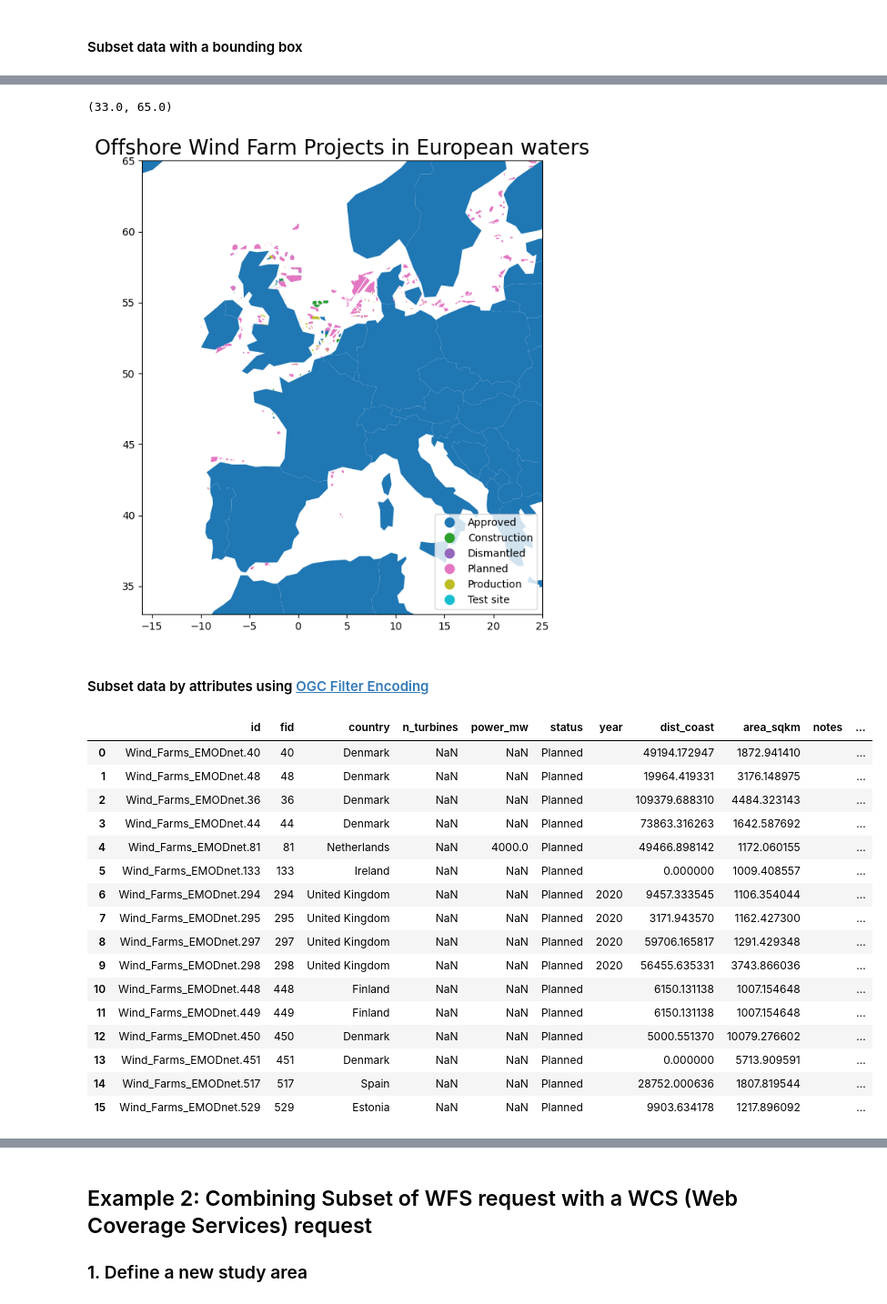
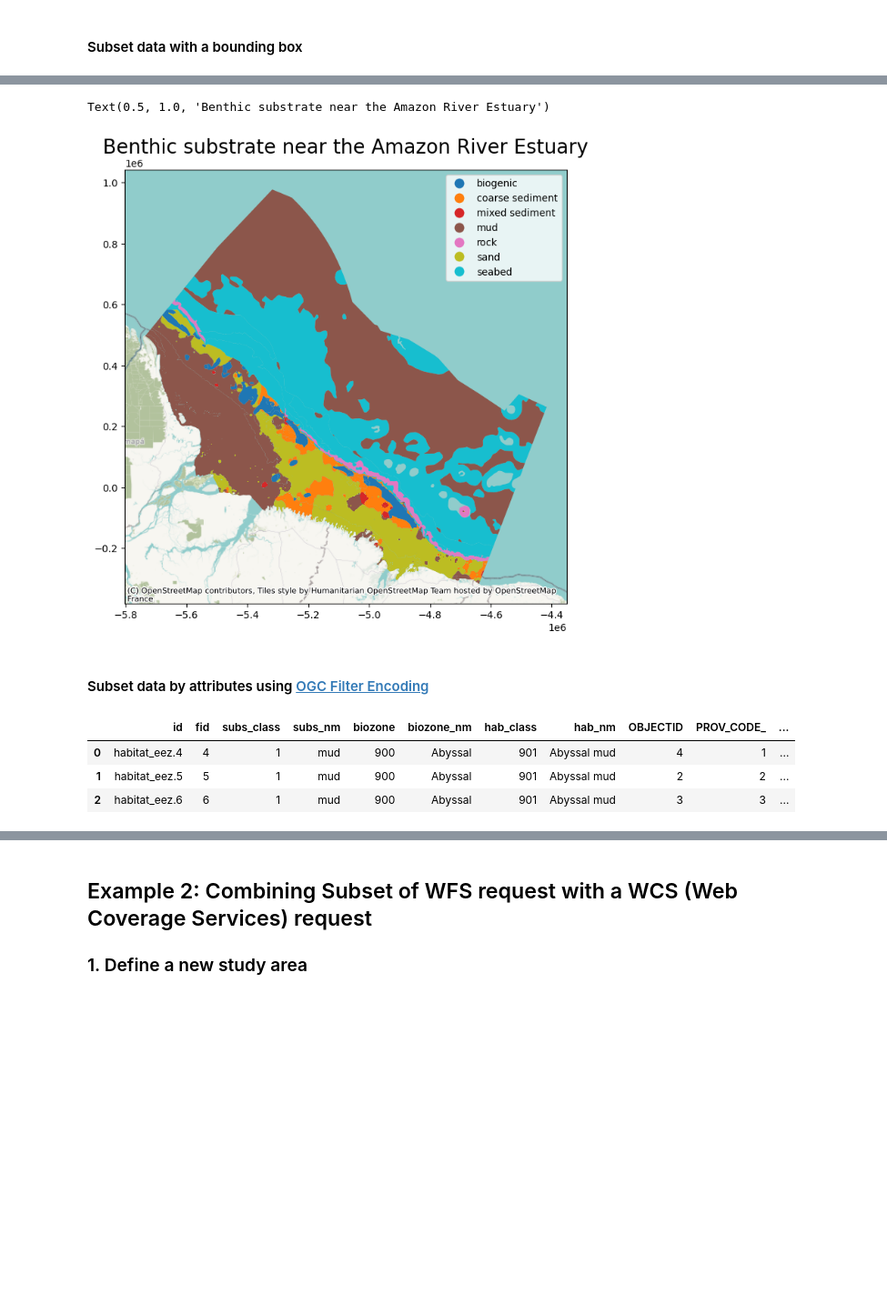
Before and after one commit to missionatlantic/GeoNode_OGC_webservices_workshop, a Jupyter notebook: 3_subset_and_download_data_with_WFS_WCS.ipynb, the cells around one changed output, grey strips where cells are left out. Shown: that part at 91% size. Saved outputs shown, nothing was run; the diff lists cells and outputs as text; code cells hidden in the pictures; blank space fills up the shorter version.

Commit message:
updated WFS workshop, added contextily for plotting background maps

```diff
--- a/3_subset_and_download_data_with_WFS_WCS.ipynb
+++ b/3_subset_and_download_data_with_WFS_WCS.ipynb
@@ -75,6 +76,6 @@ list(wfs.contents)
 # %%
 # Select the desired dataset among the list returned above
-dataset = 'geonode:Wind_Farms_EMODnet'
+dataset = 'geonode:habitat_eez'
 # %% [markdown]
 #### Get the FeatureType Metadata an Bounding Box:
 # %%
@@ -107,9 +112,11 @@ wfs.get_schema(dataset)
 # %% [markdown]
 #### Subset data with a bounding box
 # %%
+# Define the region of interest
+roi = (-51.8,-2.5,-45.5,2.6) # Amazon River Estuary
 # Subset data with a bounding box
 response = wfs.getfeature(typename=dataset,
-                          bbox=(bbox1), #subset to the Study area ( based on bbox params)
+                          bbox=roi, #subset to the Study area ( based on bbox params)
                           outputFormat='application/json')
 
 # Write it to a GeoJson file
@@ -138,66 +149,48 @@ gdf
-# %%
-# Get shapefile of world outline
-world = gpd.read_file(gpd.datasets.get_path('naturalearth_lowres'))
-fig, ax = plt.subplots(1, figsize=(9,8))
-world.plot(ax=ax) # add world as base layer
-gdf.plot(column='status',
-         categorical=False,
-         cmap='tab10',
-         legend= True,
-         legend_kwds={'loc': 'lower right'},
-         alpha = 1,
-         ax=ax) # Add study areas colored by study region number
-ax.set_title('Offshore Wind Farm Projects in European waters',fontsize=20)
-
-#Set the map limits based on the bbox params to zoom in on your dataset
-ax.set_xlim(-16,25)
-ax.set_ylim(33,65)
-# %% [output]
-(33.0, 65.0)
-[figure, removed]
+# %%
+fig, ax = plt.subplots(1, figsize=(9,8))
+# reproject to web mercator (EPSG:3857) and plot the map
+gdf.to_crs(epsg=3857).plot(column='subs_nm',
+                          categorical=True,
+                          cmap='tab10',
+                          legend= True,
+                          alpha = 1,
+                          ax=ax) # Add study areas colored by study region number
+# add the background layer
+cx.add_basemap(ax)
+ax.set_title('Benthic substrate near the Amazon River Estuary',fontsize=20)
+# %% [output]
+Text(0.5, 1.0, 'Benthic substrate near the Amazon River Estuary')
+[figure, added]
 # %% [markdown]
 #### Subset data by attributes using [OGC Filter Encoding](https://www.ogc.org/standards/filter)
 # %%
 #Import the Filter encoding standard
 import owslib.fes as fes
 from owslib.etree import etree
 
 # Build a filter
-sa_filter = fes.PropertyIsEqualTo(propertyname='status', literal='Planned') # Planned Windfarm projects
-fid_filter = fes.PropertyIsBetween(propertyname='area_sqkm', lower = 1000, upper= 100000) # filter for projects bigger than 1000Km²
-filter = fes.And([sa_filter,fid_filter]) # combine both filtering parameters using "AND"
+subs_filter = fes.PropertyIsEqualTo(propertyname='subs_nm', literal='mud') # areas with mud substrate
+biozone_filter = fes.PropertyIsEqualTo(propertyname='biozone_nm', literal = 'Abyssal') # filter for abbysal biozones
+filter = fes.And([subs_filter,biozone_filter]) # combine both filtering parameters using "AND"
 
 # Get an xml representation of the filter
 filterxml = etree.tostring(filter.toXML()).decode("utf-8")
 
 # Pass it to getFeature
 response = wfs.getfeature(typename=dataset,
                         outputFormat='application/json',
                         filter=filterxml)
 
 # Write it to a GeoJson file
 with open(f'data/{dataset.replace(":","_")}_filtered.json', 'wb') as outfile:
     outfile.write(response.read())
 response.close()
 
 # Read the GeoJson file using GeoPandas
 gdf = gpd.read_file(f'data/{dataset.replace(":","_")}_filtered.json')
 gdf
 # %% [output]
-|  | id | fid | country | n_turbines | power_mw | status | year | dist_coast | area_sqkm | notes | ... |
-| 0 | Wind_Farms_EMODnet.40 | 40 | Denmark | NaN | NaN | Planned |  | 49194.172947 | 1872.941410 |  | ... |
-| 1 | Wind_Farms_EMODnet.48 | 48 | Denmark | NaN | NaN | Planned |  | 19964.419331 | 3176.148975 |  | ... |
-| 2 | Wind_Farms_EMODnet.36 | 36 | Denmark | NaN | NaN | Planned |  | 109379.688310 | 4484.323143 |  | ... |
-| 3 | Wind_Farms_EMODnet.44 | 44 | Denmark | NaN | NaN | Planned |  | 73863.316263 | 1642.587692 |  | ... |
-| 4 | Wind_Farms_EMODnet.81 | 81 | Netherlands | NaN | 4000.0 | Planned |  | 49466.898142 | 1172.060155 |  | ... |
-| 5 | Wind_Farms_EMODnet.133 | 133 | Ireland | NaN | NaN | Planned |  | 0.000000 | 1009.408557 |  | ... |
-| 6 | Wind_Farms_EMODnet.294 | 294 | United Kingdom | NaN | NaN | Planned | 2020 | 9457.333545 | 1106.354044 |  | ... |
-| 7 | Wind_Farms_EMODnet.295 | 295 | United Kingdom | NaN | NaN | Planned | 2020 | 3171.943570 | 1162.427300 |  | ... |
-| 8 | Wind_Farms_EMODnet.297 | 297 | United Kingdom | NaN | NaN | Planned | 2020 | 59706.165817 | 1291.429348 |  | ... |
-| 9 | Wind_Farms_EMODnet.298 | 298 | United Kingdom | NaN | NaN | Planned | 2020 | 56455.635331 | 3743.866036 |  | ... |
-| 10 | Wind_Farms_EMODnet.448 | 448 | Finland | NaN | NaN | Planned |  | 6150.131138 | 1007.154648 |  | ... |
-| 11 | Wind_Farms_EMODnet.449 | 449 | Finland | NaN | NaN | Planned |  | 6150.131138 | 1007.154648 |  | ... |
-| 12 | Wind_Farms_EMODnet.450 | 450 | Denmark | NaN | NaN | Planned |  | 5000.551370 | 10079.276602 |  | ... |
-| 13 | Wind_Farms_EMODnet.451 | 451 | Denmark | NaN | NaN | Planned |  | 0.000000 | 5713.909591 |  | ... |
-| 14 | Wind_Farms_EMODnet.517 | 517 | Spain | NaN | NaN | Planned |  | 28752.000636 | 1807.819544 |  | ... |
-| 15 | Wind_Farms_EMODnet.529 | 529 | Estonia | NaN | NaN | Planned |  | 9903.634178 | 1217.896092 |  | ... |
+|  | id | fid | subs_class | subs_nm | biozone | biozone_nm | hab_class | hab_nm | OBJECTID | PROV_CODE_ | ... |
+| 0 | habitat_eez.4 | 4 | 1 | mud | 900 | Abyssal | 901 | Abyssal mud | 4 | 1 | ... |
+| 1 | habitat_eez.5 | 5 | 1 | mud | 900 | Abyssal | 901 | Abyssal mud | 2 | 2 | ... |
+| 2 | habitat_eez.6 | 6 | 1 | mud | 900 | Abyssal | 901 | Abyssal mud | 3 | 3 | ... |
```
Also changed, not shown: parts of 11 cells of this notebook, 8 other files.
